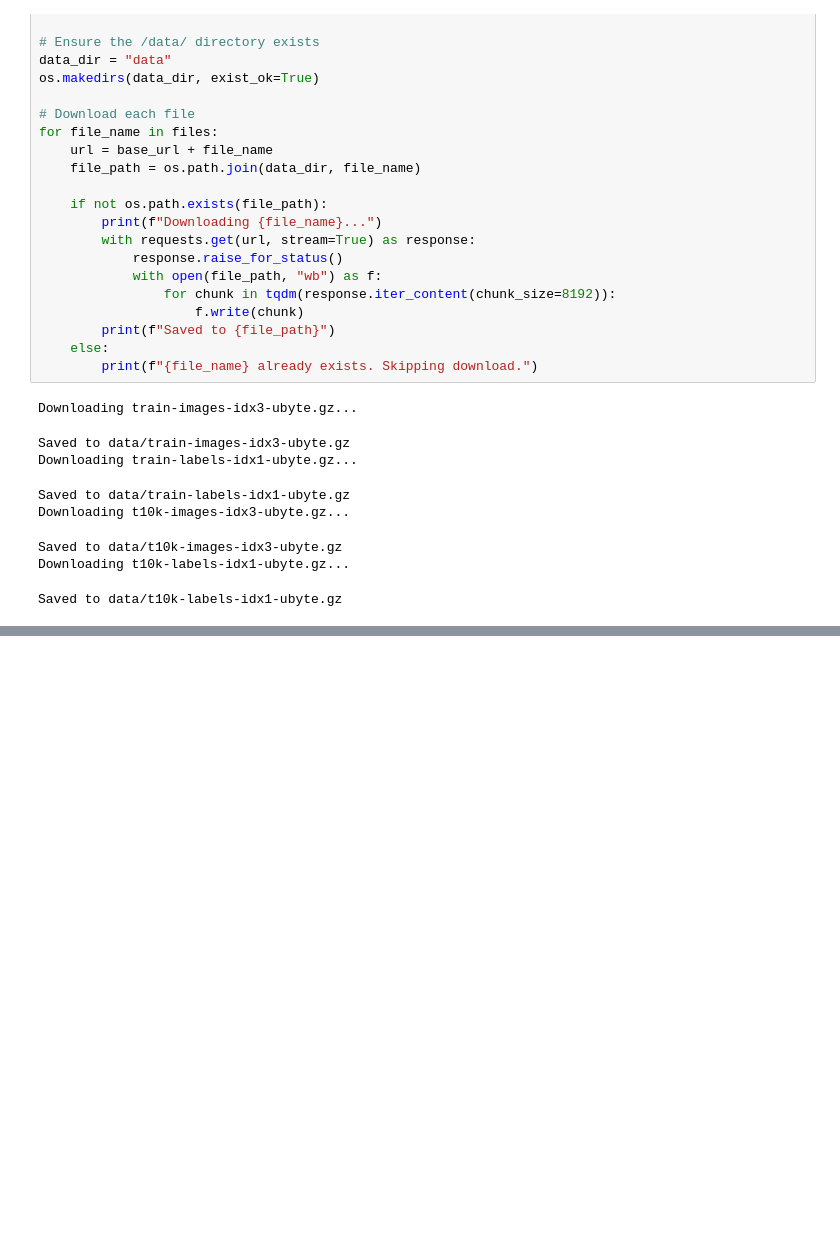
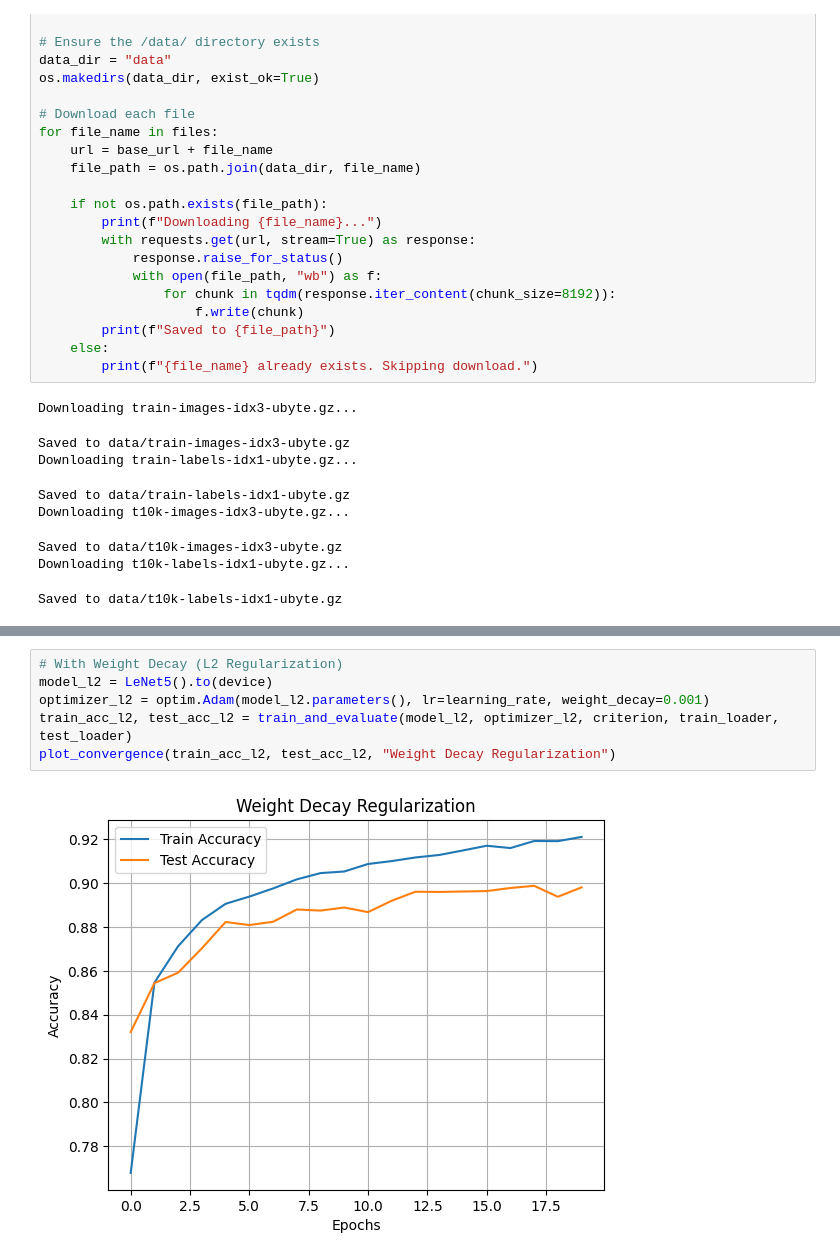
Before and after one commit to devleibowitz/DeepLearningHWs, a Jupyter notebook: HW1/lenet5.ipynb, the cells around one changed output, grey strips where cells are left out. Cells and saved outputs as stored; diff of their text form; blank space fills up the shorter version.

Commit message:
updated code to implement model with PyTorch

```diff
--- a/HW1/lenet5.ipynb
+++ b/HW1/lenet5.ipynb
@@ -227,0 +195,8 @@ Batch Normalization: Train Accuracy = 0.9677, Test Accuracy = 0.8873
+# %%
+# With Weight Decay (L2 Regularization)
+model_l2 = LeNet5().to(device)
+optimizer_l2 = optim.Adam(model_l2.parameters(), lr=learning_rate, weight_decay=0.001)
+train_acc_l2, test_acc_l2 = train_and_evaluate(model_l2, optimizer_l2, criterion, train_loader, test_loader)
+plot_convergence(train_acc_l2, test_acc_l2, "Weight Decay Regularization")
+# %% [output]
+[figure, added]
```
Also changed, not shown: parts of 5 cells of this notebook, 6 other files.
